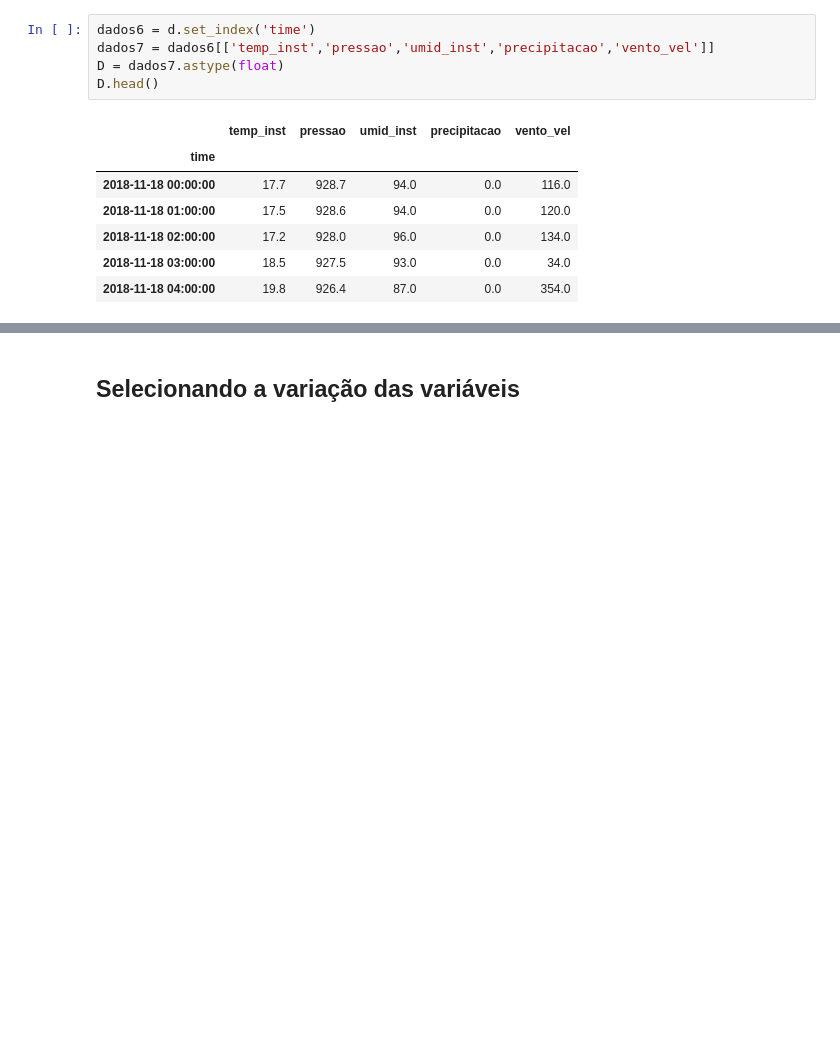
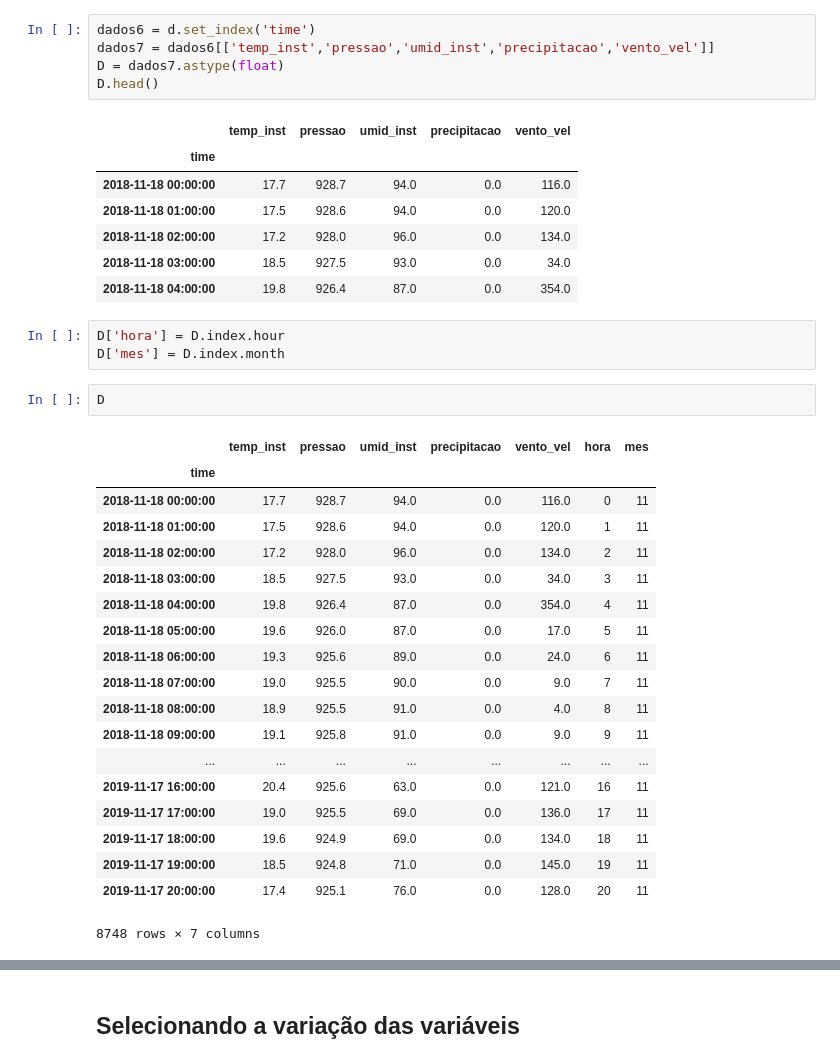
Before and after one commit to Joao-Pedro-Chacon-Ruiz/Modelo_de_precificacao_carros, a Jupyter notebook: Análise_Final/Previsao_chuva.ipynb, the cells around one changed output, grey strips where cells are left out. Saved outputs shown, nothing was run; the diff lists cells and outputs as text; blank space fills up the shorter version.

```diff
--- a/Análise_Final/Previsao_chuva.ipynb
+++ b/Análise_Final/Previsao_chuva.ipynb
@@ -473,3 +473,28 @@ D.head()
 | 2018-11-18 02:00:00 | 17.2 | 928.0 | 96.0 | 0.0 | 134.0 |
 | 2018-11-18 03:00:00 | 18.5 | 927.5 | 93.0 | 0.0 | 34.0 |
 | 2018-11-18 04:00:00 | 19.8 | 926.4 | 87.0 | 0.0 | 354.0 |
+# %%
+D['hora'] = D.index.hour
+D['mes'] = D.index.month
+# %%
+D
+# %% [output]
+|  | temp_inst | pressao | umid_inst | precipitacao | vento_vel | hora | mes |
+| time |  |  |  |  |  |  |  |
+| 2018-11-18 00:00:00 | 17.7 | 928.7 | 94.0 | 0.0 | 116.0 | 0 | 11 |
+| 2018-11-18 01:00:00 | 17.5 | 928.6 | 94.0 | 0.0 | 120.0 | 1 | 11 |
+| 2018-11-18 02:00:00 | 17.2 | 928.0 | 96.0 | 0.0 | 134.0 | 2 | 11 |
+| 2018-11-18 03:00:00 | 18.5 | 927.5 | 93.0 | 0.0 | 34.0 | 3 | 11 |
+| 2018-11-18 04:00:00 | 19.8 | 926.4 | 87.0 | 0.0 | 354.0 | 4 | 11 |
+| 2018-11-18 05:00:00 | 19.6 | 926.0 | 87.0 | 0.0 | 17.0 | 5 | 11 |
+| 2018-11-18 06:00:00 | 19.3 | 925.6 | 89.0 | 0.0 | 24.0 | 6 | 11 |
+| 2018-11-18 07:00:00 | 19.0 | 925.5 | 90.0 | 0.0 | 9.0 | 7 | 11 |
+| 2018-11-18 08:00:00 | 18.9 | 925.5 | 91.0 | 0.0 | 4.0 | 8 | 11 |
+| 2018-11-18 09:00:00 | 19.1 | 925.8 | 91.0 | 0.0 | 9.0 | 9 | 11 |
+| ... | ... | ... | ... | ... | ... | ... | ... |
+| 2019-11-17 16:00:00 | 20.4 | 925.6 | 63.0 | 0.0 | 121.0 | 16 | 11 |
+| 2019-11-17 17:00:00 | 19.0 | 925.5 | 69.0 | 0.0 | 136.0 | 17 | 11 |
+| 2019-11-17 18:00:00 | 19.6 | 924.9 | 69.0 | 0.0 | 134.0 | 18 | 11 |
+| 2019-11-17 19:00:00 | 18.5 | 924.8 | 71.0 | 0.0 | 145.0 | 19 | 11 |
+| 2019-11-17 20:00:00 | 17.4 | 925.1 | 76.0 | 0.0 | 128.0 | 20 | 11 |
+8748 rows × 7 columns
```
Also changed, not shown: parts of 16 cells of this notebook.
